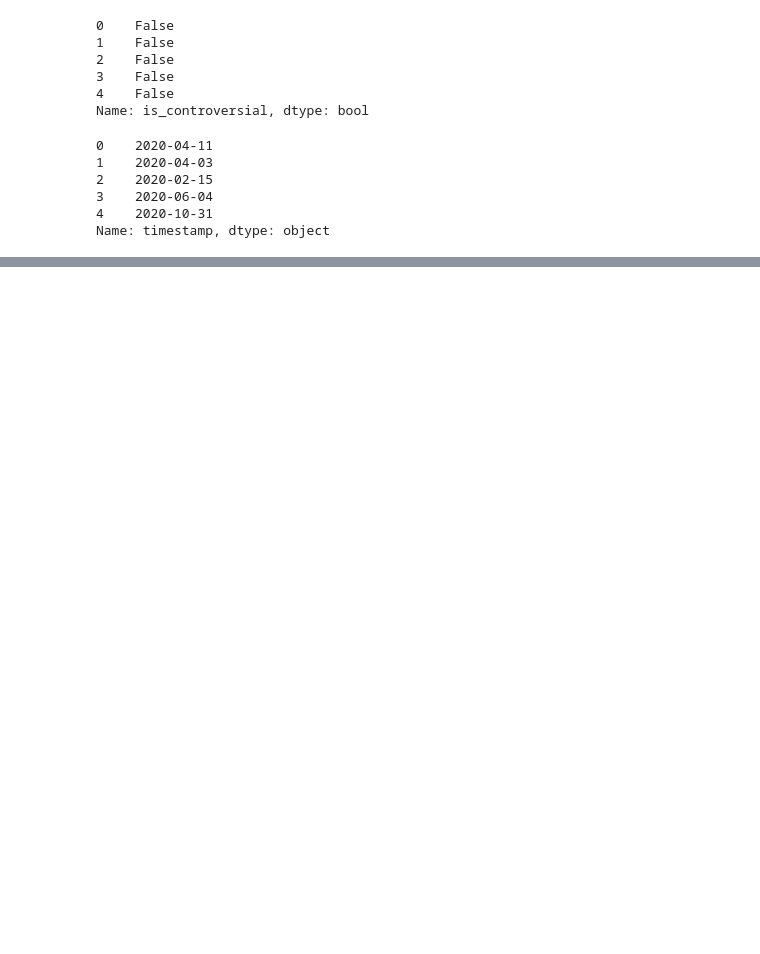
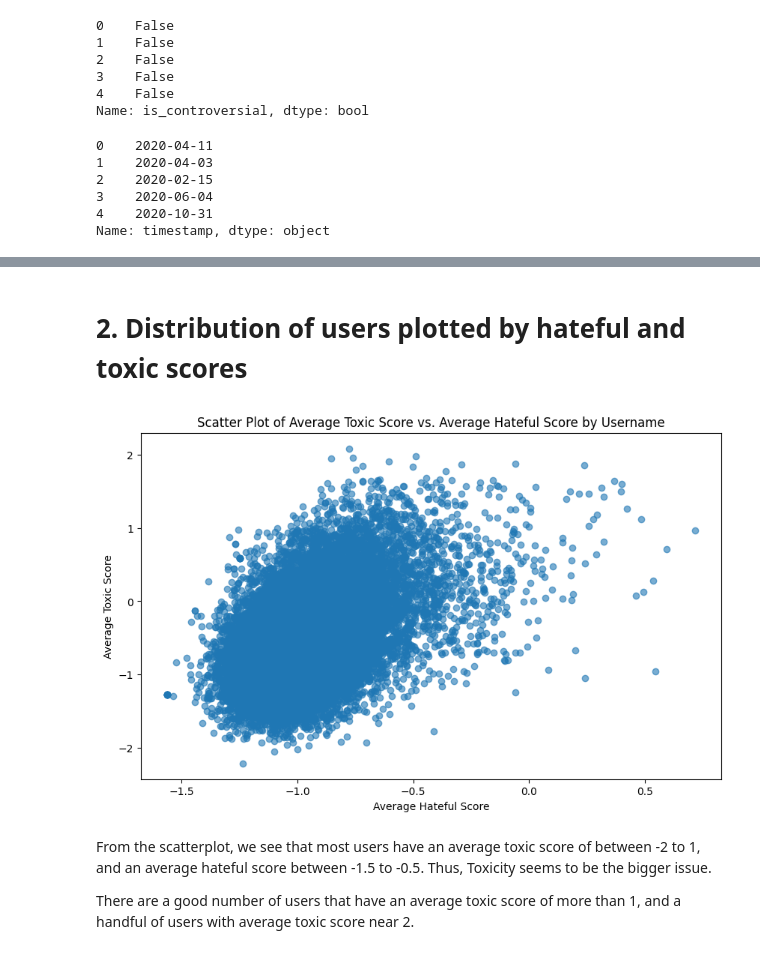
Before and after one commit to rhyden-kx/DSA4264, a Jupyter notebook: eda_2/users.ipynb, the cells around one changed output, grey strips where cells are left out. Drawn from its saved outputs; the diff is of its cells as text; code cells hidden in the pictures; blank space fills up the shorter version.

Commit message:
completed users.ipynb

```diff
--- a/eda_2/users.ipynb
+++ b/eda_2/users.ipynb
@@ -112,0 +148,27 @@ Name: timestamp, dtype: object
+# %% [markdown]
+# 2. Distribution of users plotted by hateful and toxic scores
+# %%
+# Group by 'username' and calculate the mean for 'hateful_score' and 'toxic_score'
+average_scores = results_df.groupby('username')[['hateful_score', 'toxic_score']].mean()
+# %%
+# Plot the scatter plot
+plt.figure(figsize=(10, 6))
+plt.scatter(average_scores['hateful_score'], average_scores['toxic_score'], alpha=0.6)
+
+# Add labels and title
+plt.xlabel('Average Hateful Score')
+plt.ylabel('Average Toxic Score')
+plt.title('Scatter Plot of Average Toxic Score vs. Average Hateful Score by Username')
+
+# Optionally, add usernames as labels on the points
+# for username, row in average_scores.iterrows():
+#     plt.text(row['hateful_score'], row['toxic_score'], username, fontsize=8, alpha=0.7)
+
+# Show plot
+plt.show()
+# %% [output]
+[figure, added]
+# %% [markdown]
+From the scatterplot, we see that most users have an average toxic score of between -2 to 1, and an average hateful score between -1.5 to -0.5. Thus, Toxicity seems to be the bigger issue.
+
+There are a good number of users that have an average toxic score of more than 1, and a handful of users with average toxic score near 2.
```
Also changed, not shown: parts of 13 cells of this notebook.
